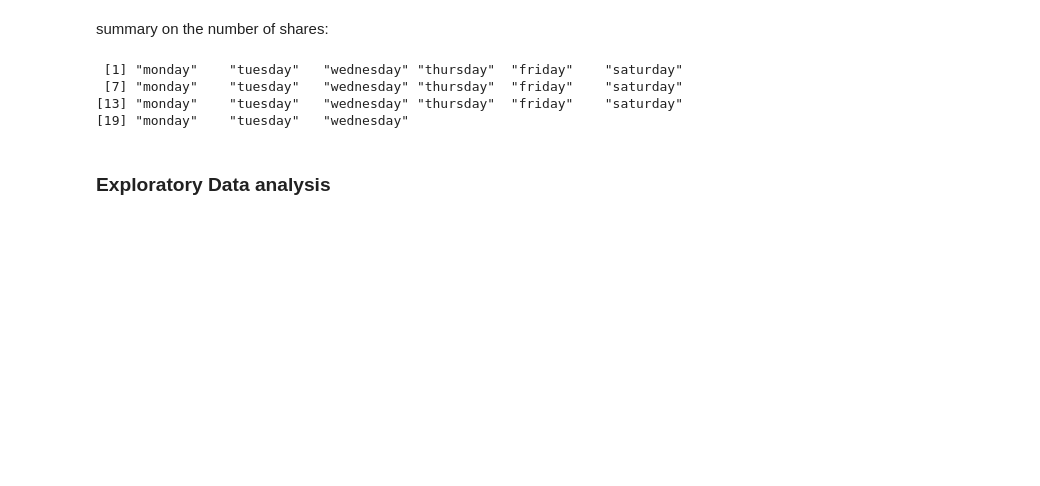
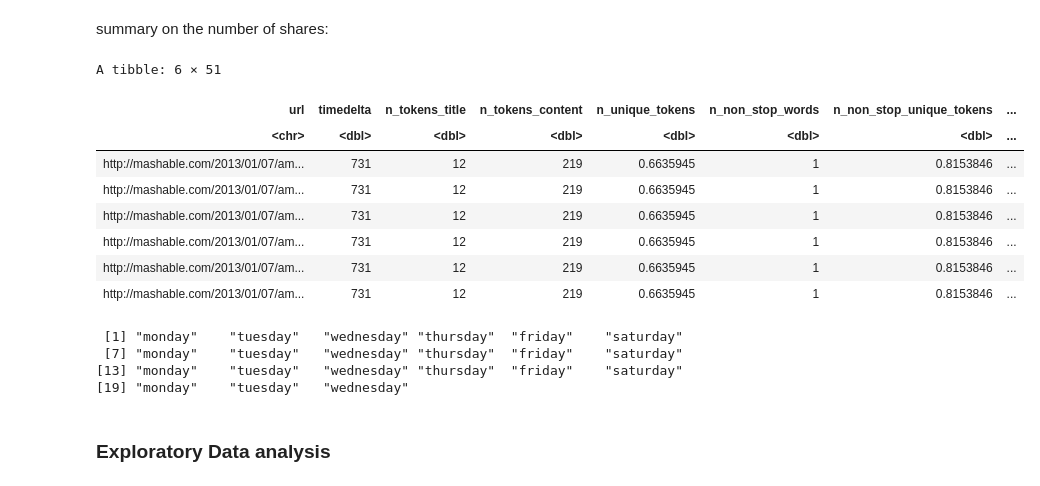
Before and after one commit to nkoda/DSCI100Project, a Jupyter notebook: Project.ipynb, the cells around one changed output. Drawn from its saved outputs; the diff is of its cells as text; code cells hidden in the pictures; blank space fills up the shorter version.

```diff
--- a/Project.ipynb
+++ b/Project.ipynb
@@ -86,11 +83,23 @@ title(main = "Distribution of Shares", xlab = "Number of Shares")
 # %% [markdown]
 summary on the number of shares:
 # %%
+#We will create a new variable that is the class labels of each observation
 news = news %>%
       mutate(popularity = ifelse(shares < 500, "Not_Popular",
                           ifelse(shares %in% 500:1399, "Somewhat_Popular",
                           ifelse(shares %in% 1400:3299, "Popular", "Viral")))) %>%
       mutate(popularity = as.factor(popularity))
+head(news)
+# %% [output]
+A tibble: 6 × 51
+| url | timedelta | n_tokens_title | n_tokens_content | n_unique_tokens | n_non_stop_words | n_non_stop_unique_tokens | ... |
+| <chr> | <dbl> | <dbl> | <dbl> | <dbl> | <dbl> | <dbl> | ... |
+| http://mashable.com/2013/01/07/am... | 731 | 12 | 219 | 0.6635945 | 1 | 0.8153846 | ... |
+| http://mashable.com/2013/01/07/am... | 731 | 12 | 219 | 0.6635945 | 1 | 0.8153846 | ... |
+| http://mashable.com/2013/01/07/am... | 731 | 12 | 219 | 0.6635945 | 1 | 0.8153846 | ... |
+| http://mashable.com/2013/01/07/am... | 731 | 12 | 219 | 0.6635945 | 1 | 0.8153846 | ... |
+| http://mashable.com/2013/01/07/am... | 731 | 12 | 219 | 0.6635945 | 1 | 0.8153846 | ... |
+| http://mashable.com/2013/01/07/am... | 731 | 12 | 219 | 0.6635945 | 1 | 0.8153846 | ... |
 # %%
 # combining the weekdays and data channels into one column
 # We set all 0 to NA here, because in the original data set, 0 is used to represent FALSE.
```
Also changed, not shown: parts of 41 cells of this notebook.
